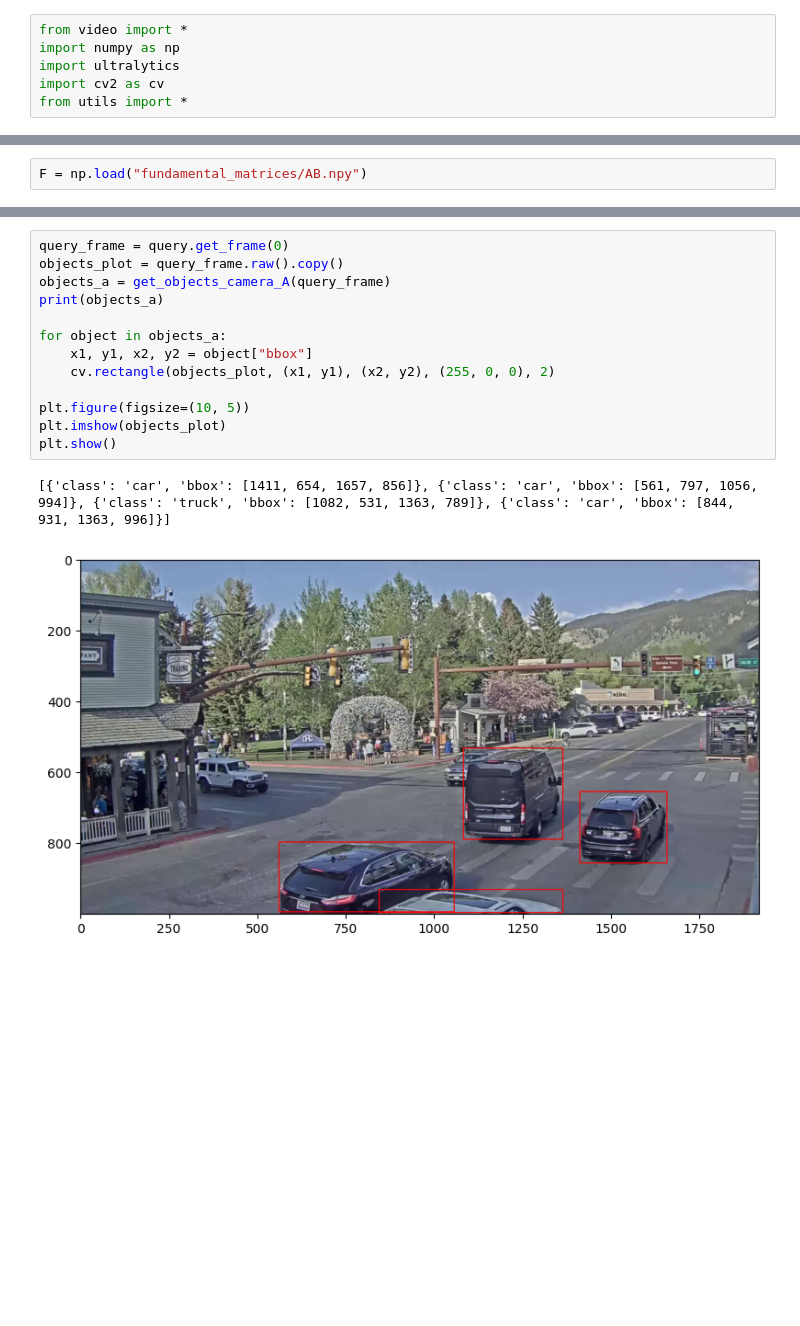
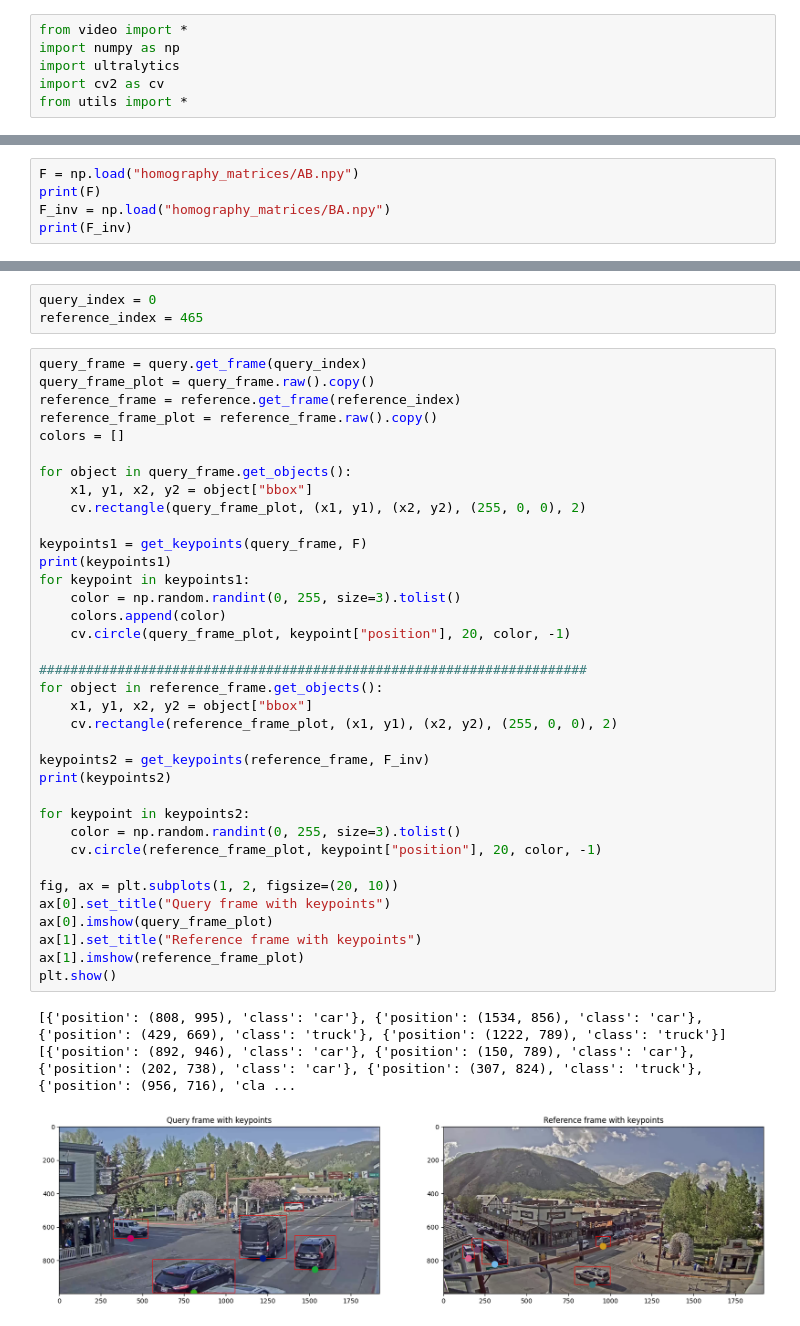
Before and after one commit to visanalexandru/CV-Project2, a Jupyter notebook: task1.ipynb, the cells around one changed output, grey strips where cells are left out. Saved outputs shown, nothing was run; the diff lists cells and outputs as text; blank space fills up the shorter version.

```diff
--- a/task1.ipynb
+++ b/task1.ipynb
@@ -13,2 +30,5 @@ reference = load_video("train/task1/06_reference.mp4")
 # %%
-F = np.load("fundamental_matrices/AB.npy")
+F = np.load("homography_matrices/AB.npy")
+print(F)
+F_inv = np.load("homography_matrices/BA.npy")
+print(F_inv)
@@ -49,16 +58,43 @@ Best frame: 135, max objects: 7
+# %%
+query_index = 0
+reference_index = 465
 # %%
-query_frame = query.get_frame(0)
-objects_plot = query_frame.raw().copy()
-objects_a = get_objects_camera_A(query_frame)
-print(objects_a)
+query_frame = query.get_frame(query_index)
+query_frame_plot = query_frame.raw().copy()
+reference_frame = reference.get_frame(reference_index)
+reference_frame_plot = reference_frame.raw().copy()
+colors = []
 
-for object in objects_a:
+for object in query_frame.get_objects():
     x1, y1, x2, y2 = object["bbox"]
-    cv.rectangle(objects_plot, (x1, y1), (x2, y2), (255, 0, 0), 2)
+    cv.rectangle(query_frame_plot, (x1, y1), (x2, y2), (255, 0, 0), 2)
 
-plt.figure(figsize=(10, 5))
-plt.imshow(objects_plot)
+keypoints1 = get_keypoints(query_frame, F)
+print(keypoints1)
+for keypoint in keypoints1:
+    color = np.random.randint(0, 255, size=3).tolist()
+    colors.append(color)
+    cv.circle(query_frame_plot, keypoint["position"], 20, color, -1)
+
+######################################################################
+for object in reference_frame.get_objects():
+    x1, y1, x2, y2 = object["bbox"]
+    cv.rectangle(reference_frame_plot, (x1, y1), (x2, y2), (255, 0, 0), 2)
+
+keypoints2 = get_keypoints(reference_frame, F_inv)
+print(keypoints2)
+
+for keypoint in keypoints2:
+    color = np.random.randint(0, 255, size=3).tolist()
+    cv.circle(reference_frame_plot, keypoint["position"], 20, color, -1)
+
+fig, ax = plt.subplots(1, 2, figsize=(20, 10))
+ax[0].set_title("Query frame with keypoints")
+ax[0].imshow(query_frame_plot)
+ax[1].set_title("Reference frame with keypoints")
+ax[1].imshow(reference_frame_plot)
 plt.show()
 # %% [output]
-[{'class': 'car', 'bbox': [1411, 654, 1657, 856]}, {'class': 'car', 'bbox': [561, 797, 1056, 994]}, {'class': 'truck', 'bbox': [1082, 531, 1363, 789]}, {'class': 'car', 'bbox': [844, 931, 1363, 996]}]
+[{'position': (808, 995), 'class': 'car'}, {'position': (1534, 856), 'class': 'car'}, {'position': (429, 669), 'class': 'truck'}, {'position': (1222, 789), 'class': 'truck'}]
+[{'position': (892, 946), 'class': 'car'}, {'position': (150, 789), 'class': 'car'}, {'position': (202, 738), 'class': 'car'}, {'position': (307, 824), 'class': 'truck'}, {'position': (956, 716), 'cla ...
-[figure, old version]
+[figure, new version]
```
Also changed, not shown: parts of 13 cells of this notebook.
